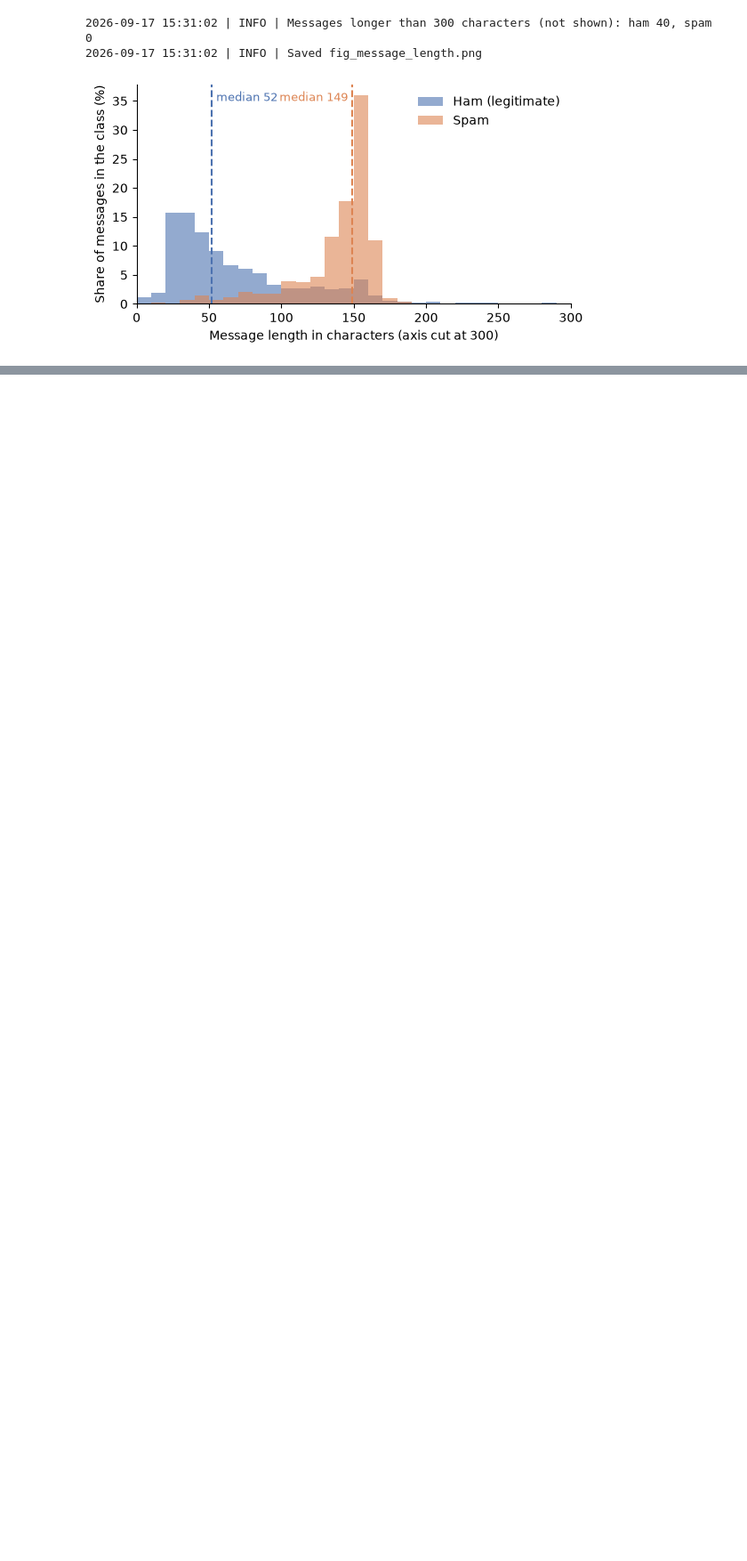
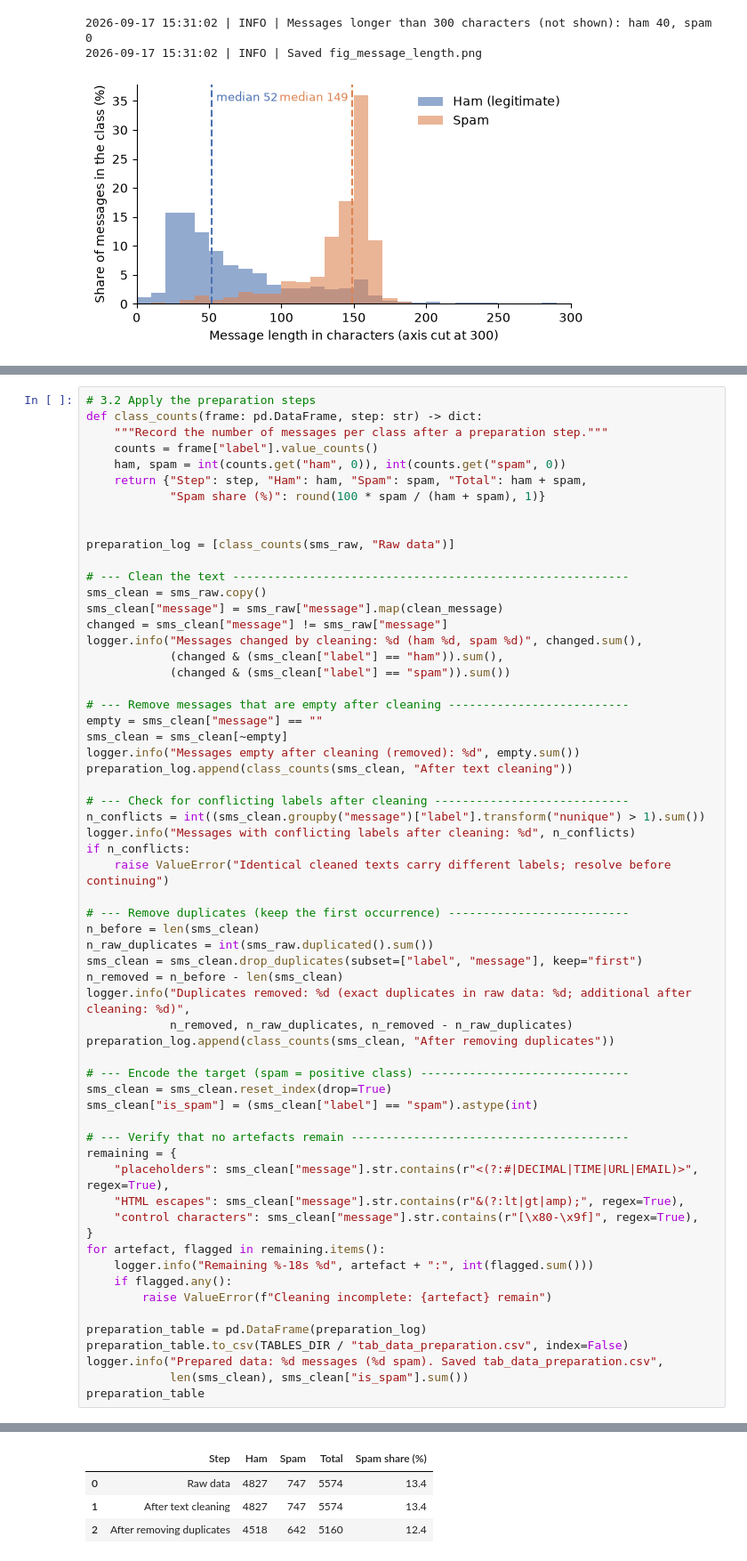
Before and after one commit to santi753/IU_Model_Engineering, a Jupyter notebook: notebooks/spam_filter.ipynb, the cells around one changed output, grey strips where cells are left out. Shown at 89% size. Drawn from its saved outputs; the diff is of its cells as text; blank space fills up the shorter version.

Commit message:
Add data preparation

```diff
--- a/notebooks/spam_filter.ipynb
+++ b/notebooks/spam_filter.ipynb
@@ -393,0 +455,62 @@ save_figure(fig, "fig_message_length.png")
+# %%
+# 3.2 Apply the preparation steps
+def class_counts(frame: pd.DataFrame, step: str) -> dict:
+    """Record the number of messages per class after a preparation step."""
+    counts = frame["label"].value_counts()
+    ham, spam = int(counts.get("ham", 0)), int(counts.get("spam", 0))
+    return {"Step": step, "Ham": ham, "Spam": spam, "Total": ham + spam,
+            "Spam share (%)": round(100 * spam / (ham + spam), 1)}
+
+
+preparation_log = [class_counts(sms_raw, "Raw data")]
+
+# --- Clean the text ---------------------------------------------------------
+sms_clean = sms_raw.copy()
+sms_clean["message"] = sms_raw["message"].map(clean_message)
+changed = sms_clean["message"] != sms_raw["message"]
+logger.info("Messages changed by cleaning: %d (ham %d, spam %d)", changed.sum(),
+            (changed & (sms_clean["label"] == "ham")).sum(),
+            (changed & (sms_clean["label"] == "spam")).sum())
+
+# --- Remove messages that are empty after cleaning --------------------------
+empty = sms_clean["message"] == ""
+sms_clean = sms_clean[~empty]
+logger.info("Messages empty after cleaning (removed): %d", empty.sum())
+preparation_log.append(class_counts(sms_clean, "After text cleaning"))
+
+# --- Check for conflicting labels after cleaning ----------------------------
+n_conflicts = int((sms_clean.groupby("message")["label"].transform("nunique") > 1).sum())
+logger.info("Messages with conflicting labels after cleaning: %d", n_conflicts)
+if n_conflicts:
+    raise ValueError("Identical cleaned texts carry different labels; resolve before continuing")
+
+# --- Remove duplicates (keep the first occurrence) --------------------------
+n_before = len(sms_clean)
+n_raw_duplicates = int(sms_raw.duplicated().sum())
+sms_clean = sms_clean.drop_duplicates(subset=["label", "message"], keep="first")
+n_removed = n_before - len(sms_clean)
+logger.info("Duplicates removed: %d (exact duplicates in raw data: %d; additional after cleaning: %d)",
+            n_removed, n_raw_duplicates, n_removed - n_raw_duplicates)
+preparation_log.append(class_counts(sms_clean, "After removing duplicates"))
+
+# --- Encode the target (spam = positive class) ------------------------------
+sms_clean = sms_clean.reset_index(drop=True)
+sms_clean["is_spam"] = (sms_clean["label"] == "spam").astype(int)
+
+# --- Verify that no artefacts remain ----------------------------------------
+remaining = {
+    "placeholders": sms_clean["message"].str.contains(r"<(?:#|DECIMAL|TIME|URL|EMAIL)>", regex=True),
+    "HTML escapes": sms_clean["message"].str.contains(r"&(?:lt|gt|amp);", regex=True),
+    "control characters": sms_clean["message"].str.contains(r"[\x80-\x9f]", regex=True),
+}
+for artefact, flagged in remaining.items():
+    logger.info("Remaining %-18s %d", artefact + ":", int(flagged.sum()))
+    if flagged.any():
+        raise ValueError(f"Cleaning incomplete: {artefact} remain")
+
+preparation_table = pd.DataFrame(preparation_log)
+preparation_table.to_csv(TABLES_DIR / "tab_data_preparation.csv", index=False)
+logger.info("Prepared data: %d messages (%d spam). Saved tab_data_preparation.csv",
+            len(sms_clean), sms_clean["is_spam"].sum())
+preparation_table
+# %% [output]
@@ -393,0 +525,4 @@ save_figure(fig, "fig_message_length.png")
+|  | Step | Ham | Spam | Total | Spam share (%) |
+| 0 | Raw data | 4827 | 747 | 5574 | 13.4 |
+| 1 | After text cleaning | 4827 | 747 | 5574 | 13.4 |
+| 2 | After removing duplicates | 4518 | 642 | 5160 | 12.4 |
```
Also changed, not shown: parts of 3 cells of this notebook, 1 other file.
